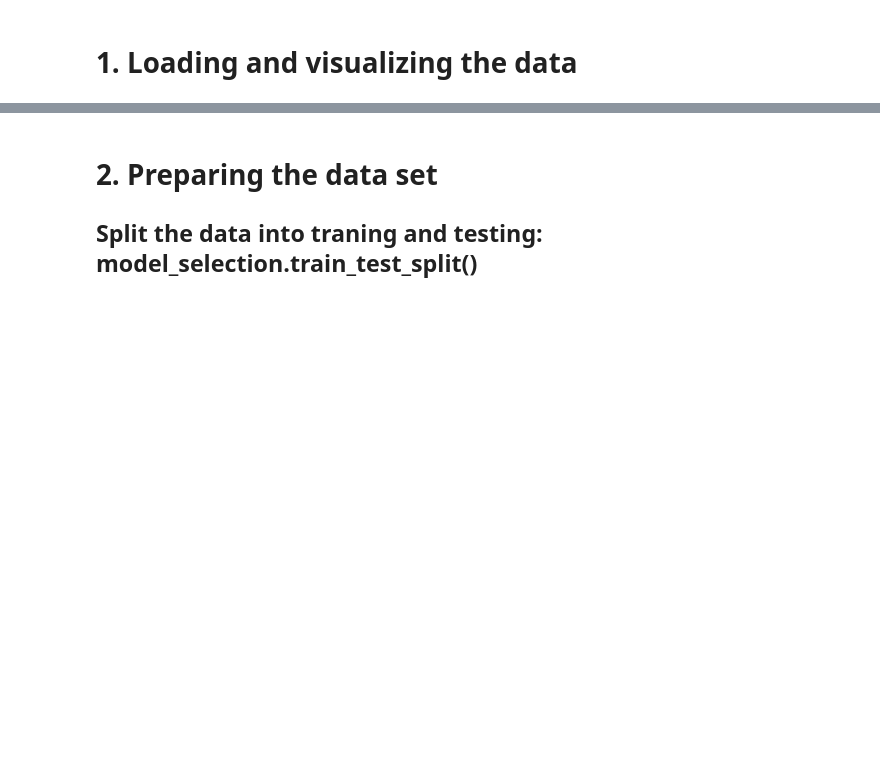
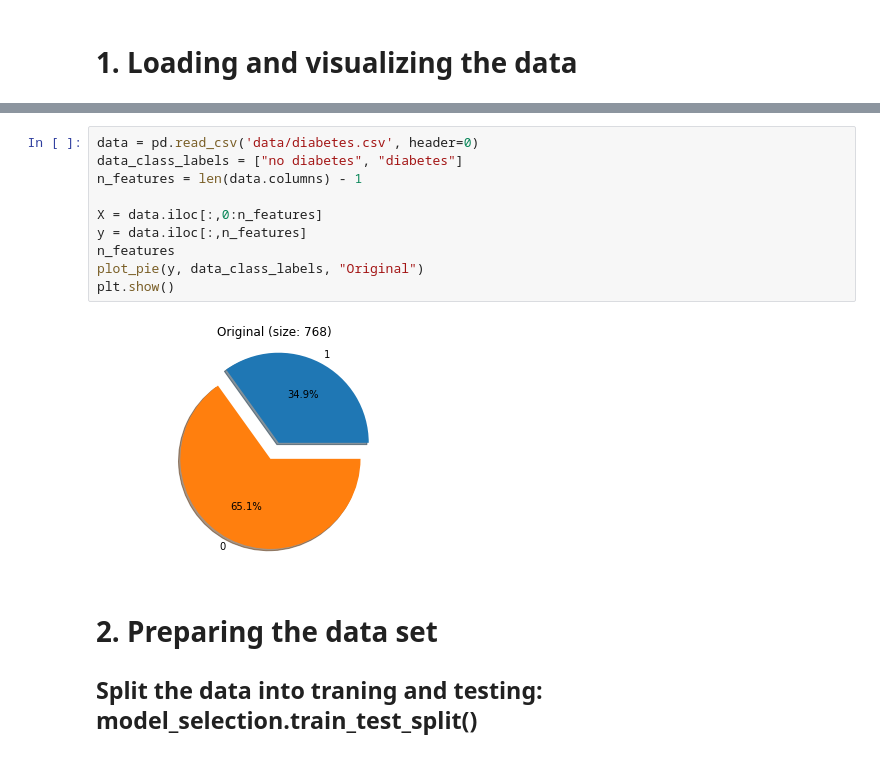
Before and after one commit to bigdataco/bigdataco-2018, a Jupyter notebook: Presentaciones/Lydia Chen - IBM/diabetes-student.ipynb, the cells around one changed output, grey strips where cells are left out. Drawn from its saved outputs; the diff is of its cells as text; blank space fills up the shorter version.

Commit message:
changes tu student files - plt.show

```diff
--- a/Presentaciones/Lydia Chen - IBM/diabetes-student.ipynb
+++ b/Presentaciones/Lydia Chen - IBM/diabetes-student.ipynb
@@ -91,3 +94,15 @@ plot_pie(y, data_class_labels, "Original")
+# %%
+data = pd.read_csv('data/diabetes.csv', header=0)
+data_class_labels = ["no diabetes", "diabetes"]
+n_features = len(data.columns) - 1
+
+X = data.iloc[:,0:n_features]
+y = data.iloc[:,n_features]
+n_features
+plot_pie(y, data_class_labels, "Original")
+plt.show()
+# %% [output]
+[figure, added]
 # %% [markdown]
 # 2. Preparing the data set
 ## Split the data into traning and testing: model_selection.train_test_split()
```
Also changed, not shown: parts of 3 cells of this notebook, 1 other file.
